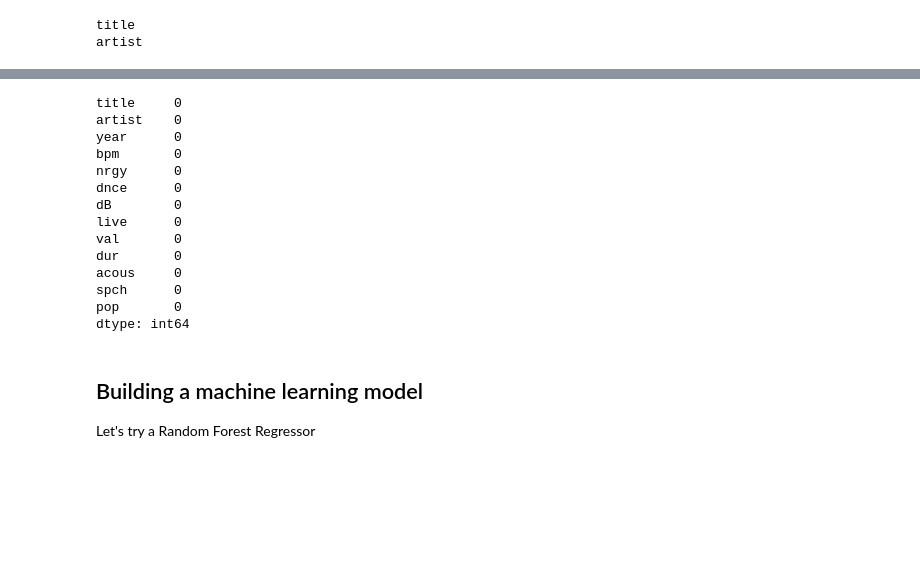
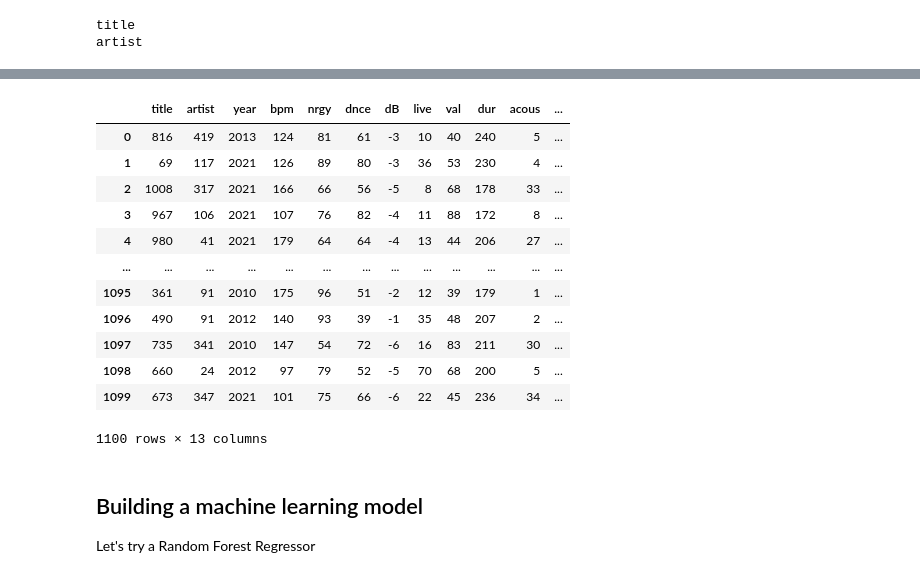
Before and after one commit to Coyote-Schmoyote/spotify-song-popularity-prediction, a Jupyter notebook: song-popularity-prediction.ipynb, the cells around one changed output, grey strips where cells are left out. Cells and saved outputs as stored; diff of their text form; code cells hidden in the pictures; blank space fills up the shorter version.

```diff
--- a/song-popularity-prediction.ipynb
+++ b/song-popularity-prediction.ipynb
@@ -797,20 +823,19 @@ memory usage: 96.0 KB
 # %%
-data.isna().sum()
+data.astype(int)
 # %% [output]
+|  | title | artist | year | bpm | nrgy | dnce | dB | live | val | dur | acous | ... |
+| 0 | 816 | 419 | 2013 | 124 | 81 | 61 | -3 | 10 | 40 | 240 | 5 | ... |
+| 1 | 69 | 117 | 2021 | 126 | 89 | 80 | -3 | 36 | 53 | 230 | 4 | ... |
+| 2 | 1008 | 317 | 2021 | 166 | 66 | 56 | -5 | 8 | 68 | 178 | 33 | ... |
+| 3 | 967 | 106 | 2021 | 107 | 76 | 82 | -4 | 11 | 88 | 172 | 8 | ... |
+| 4 | 980 | 41 | 2021 | 179 | 64 | 64 | -4 | 13 | 44 | 206 | 27 | ... |
+| ... | ... | ... | ... | ... | ... | ... | ... | ... | ... | ... | ... | ... |
+| 1095 | 361 | 91 | 2010 | 175 | 96 | 51 | -2 | 12 | 39 | 179 | 1 | ... |
+| 1096 | 490 | 91 | 2012 | 140 | 93 | 39 | -1 | 35 | 48 | 207 | 2 | ... |
+| 1097 | 735 | 341 | 2010 | 147 | 54 | 72 | -6 | 16 | 83 | 211 | 30 | ... |
+| 1098 | 660 | 24 | 2012 | 97 | 79 | 52 | -5 | 70 | 68 | 200 | 5 | ... |
+| 1099 | 673 | 347 | 2021 | 101 | 75 | 66 | -6 | 22 | 45 | 236 | 34 | ... |
-title     0
-artist    0
-year      0
-bpm       0
-nrgy      0
-dnce      0
-dB        0
-live      0
-val       0
-dur       0
-acous     0
-spch      0
-pop       0
-dtype: int64
+1100 rows × 13 columns
 # %% [markdown]
 ## Building a machine learning model
 
```
Also changed, not shown: parts of 30 cells of this notebook, 1 other file.
